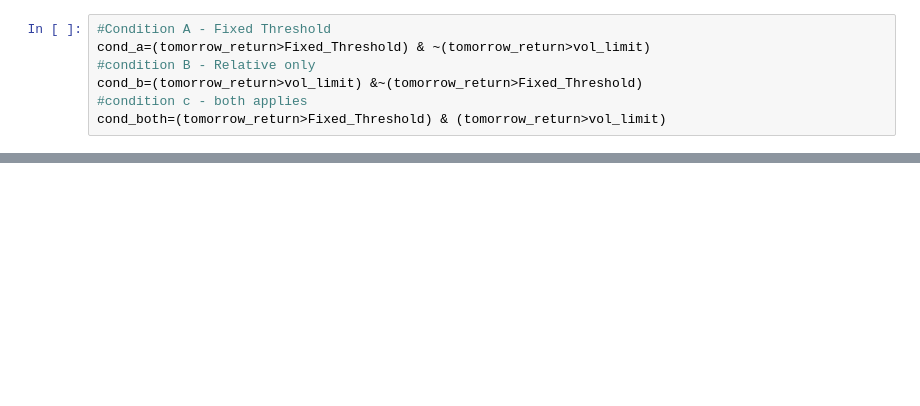
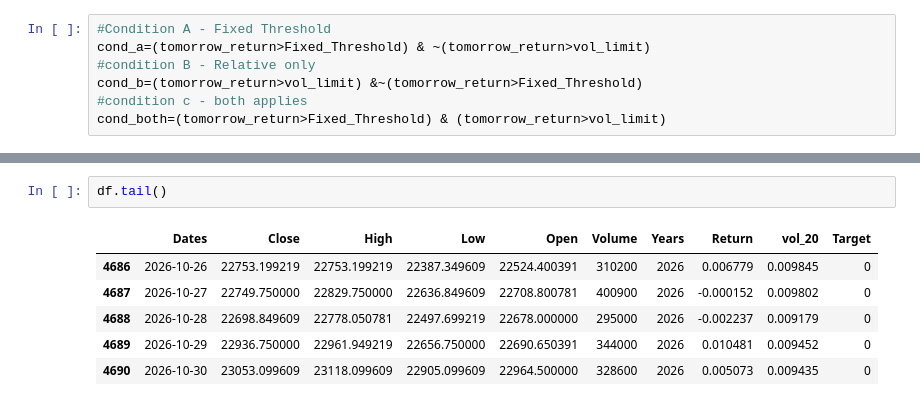
Before and after one commit to sanushx3/vol-spike-alert, a Jupyter notebook: notebooks/01.EDA.ipynb, the cells around one changed output, grey strips where cells are left out. Saved outputs shown, nothing was run; the diff lists cells and outputs as text; blank space fills up the shorter version.

```diff
--- a/notebooks/01.EDA.ipynb
+++ b/notebooks/01.EDA.ipynb
@@ -377,0 +381,9 @@ plt.show()
+# %%
+df.tail()
+# %% [output]
+|  | Dates | Close | High | Low | Open | Volume | Years | Return | vol_20 | Target |
+| 4686 | 2026-10-26 | 22753.199219 | 22753.199219 | 22387.349609 | 22524.400391 | 310200 | 2026 | 0.006779 | 0.009845 | 0 |
+| 4687 | 2026-10-27 | 22749.750000 | 22829.750000 | 22636.849609 | 22708.800781 | 400900 | 2026 | -0.000152 | 0.009802 | 0 |
+| 4688 | 2026-10-28 | 22698.849609 | 22778.050781 | 22497.699219 | 22678.000000 | 295000 | 2026 | -0.002237 | 0.009179 | 0 |
+| 4689 | 2026-10-29 | 22936.750000 | 22961.949219 | 22656.750000 | 22690.650391 | 344000 | 2026 | 0.010481 | 0.009452 | 0 |
+| 4690 | 2026-10-30 | 23053.099609 | 23118.099609 | 22905.099609 | 22964.500000 | 328600 | 2026 | 0.005073 | 0.009435 | 0 |
```
Also changed, not shown: parts of 14 cells of this notebook.
